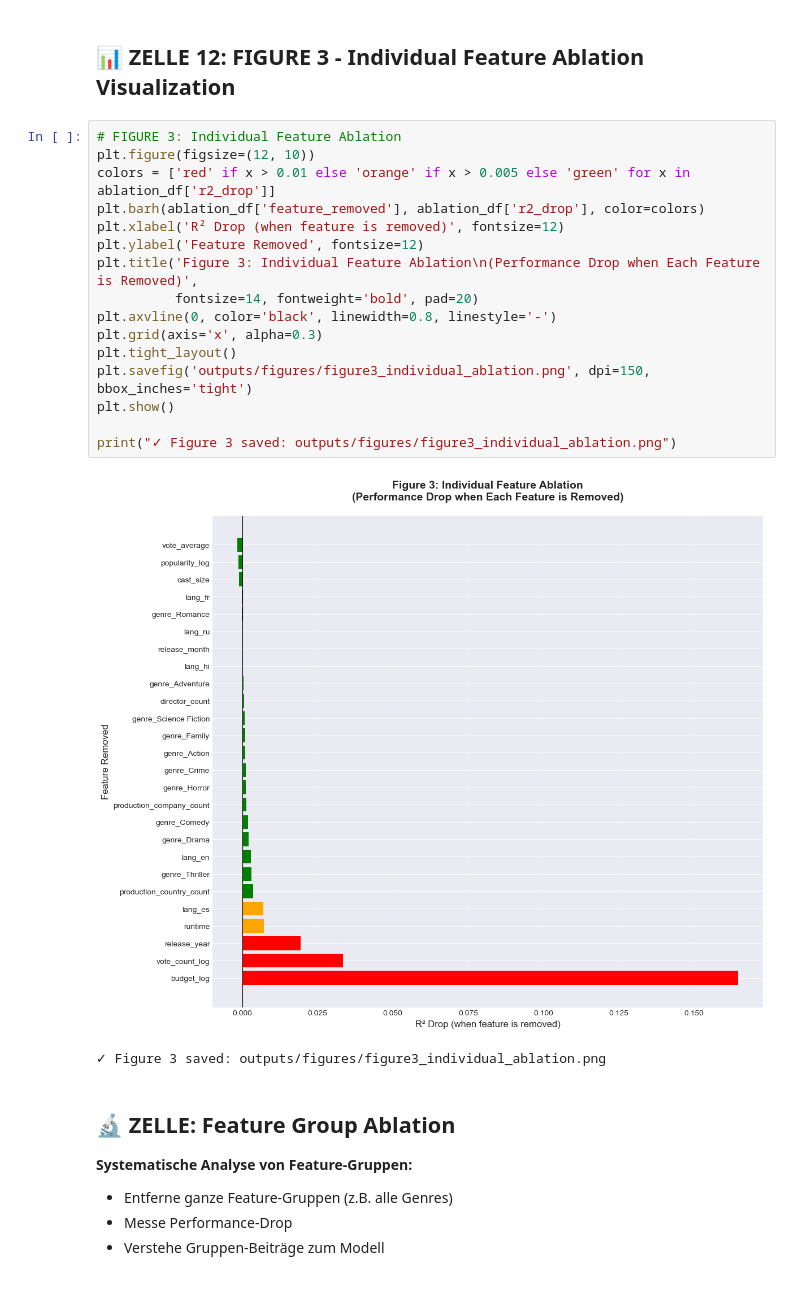
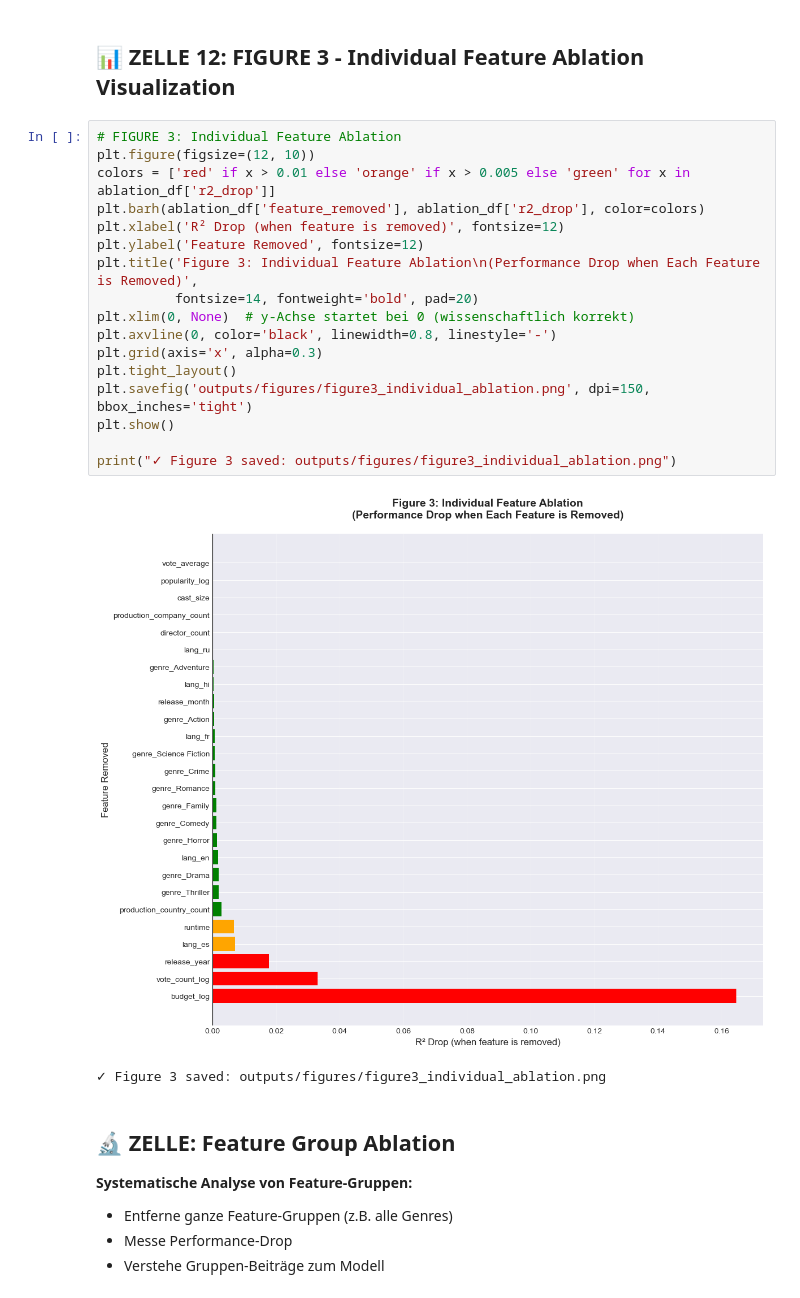
Before and after one commit to AnoukHecht/KDT_Paper_2, a Jupyter notebook: Week5_Ablation_Study_26_Features.ipynb, the cells around one changed output. Cells and saved outputs as stored; diff of their text form.

```diff
--- a/Week5_Ablation_Study_26_Features.ipynb
+++ b/Week5_Ablation_Study_26_Features.ipynb
@@ -1401,21 +1425,22 @@ Entferne jedes Feature einzeln und messe Performance-Drop...
 # %%
 # FIGURE 3: Individual Feature Ablation
 plt.figure(figsize=(12, 10))
 colors = ['red' if x > 0.01 else 'orange' if x > 0.005 else 'green' for x in ablation_df['r2_drop']]
 plt.barh(ablation_df['feature_removed'], ablation_df['r2_drop'], color=colors)
 plt.xlabel('R² Drop (when feature is removed)', fontsize=12)
 plt.ylabel('Feature Removed', fontsize=12)
 plt.title('Figure 3: Individual Feature Ablation\n(Performance Drop when Each Feature is Removed)',
           fontsize=14, fontweight='bold', pad=20)
+plt.xlim(0, None)  # y-Achse startet bei 0 (wissenschaftlich korrekt)
 plt.axvline(0, color='black', linewidth=0.8, linestyle='-')
 plt.grid(axis='x', alpha=0.3)
 plt.tight_layout()
 plt.savefig('outputs/figures/figure3_individual_ablation.png', dpi=150, bbox_inches='tight')
 plt.show()
 
 print("✓ Figure 3 saved: outputs/figures/figure3_individual_ablation.png")
 # %% [output]
-[figure, old version]
+[figure, new version]
 ✓ Figure 3 saved: outputs/figures/figure3_individual_ablation.png
 # %% [markdown]
 ## 🔬 ZELLE: Feature Group Ablation
```
Also changed, not shown: parts of 23 cells of this notebook, 23 other files.
